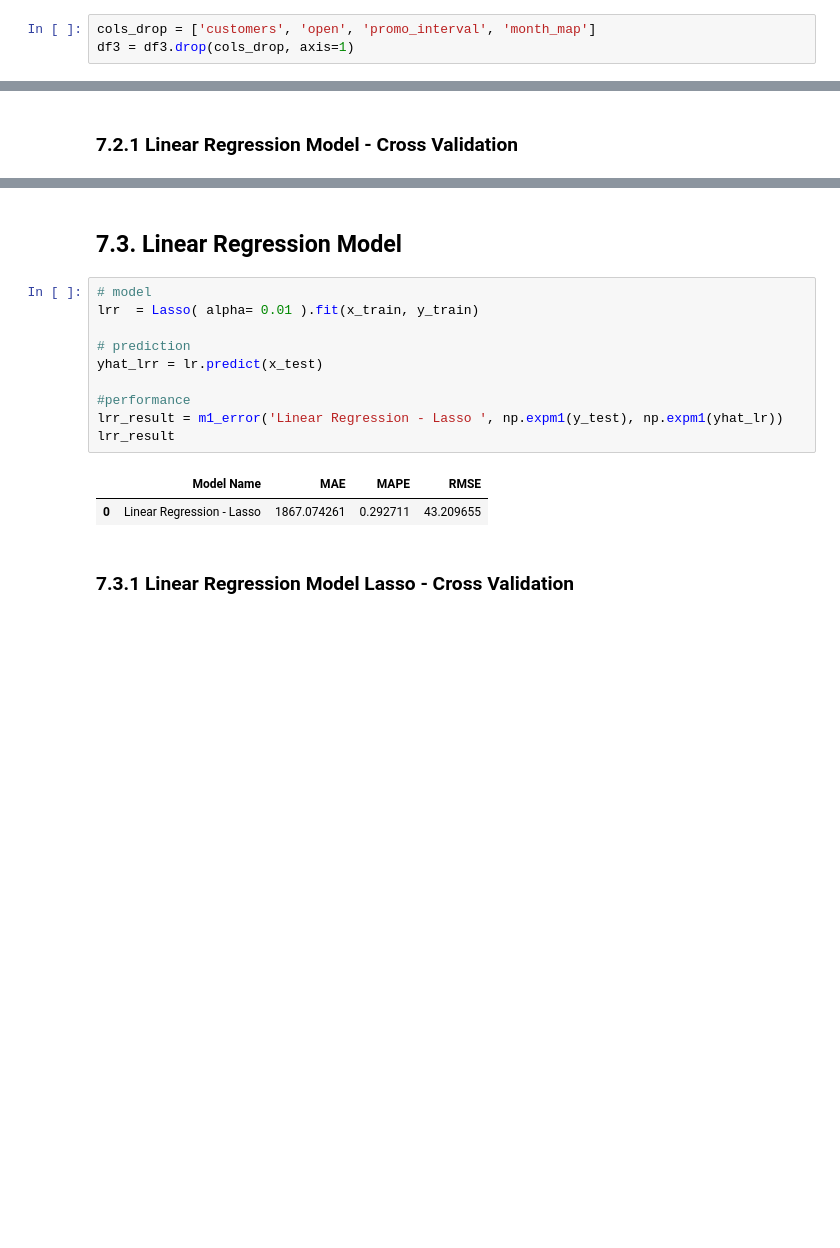
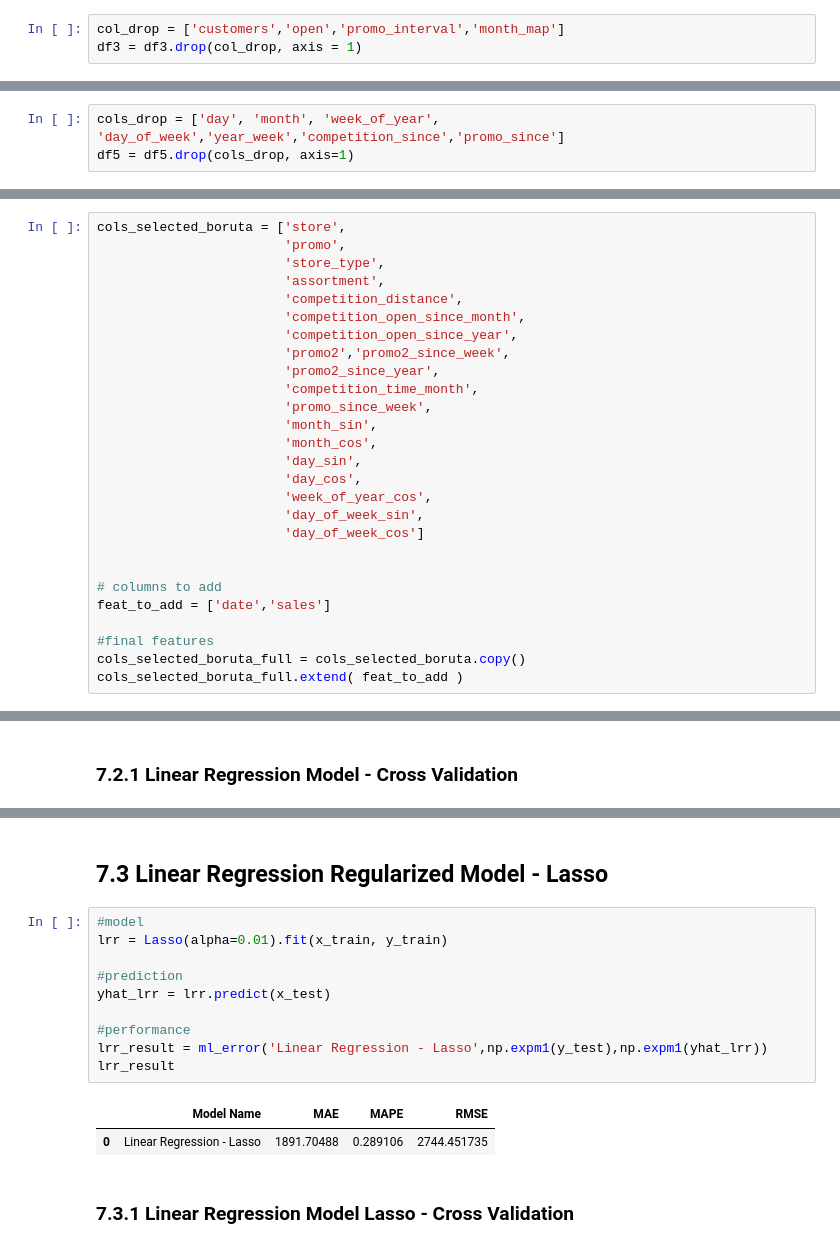
Before and after one commit to leoserpa/Rossmann_Stores, a Jupyter notebook: m06_v01_store_sales_prediction.ipynb, the cells around one changed output, grey strips where cells are left out. Drawn from its saved outputs; the diff is of its cells as text; blank space fills up the shorter version.

```diff
--- a/m06_v01_store_sales_prediction.ipynb
+++ b/m06_v01_store_sales_prediction.ipynb
@@ -562,6 +614,6 @@ df3 = df3[(df3['open'] != 0 ) & (df3['sales'] > 0)]
 # %%
-cols_drop = ['customers', 'open', 'promo_interval', 'month_map']
-df3 = df3.drop(cols_drop, axis=1)
+col_drop = ['customers','open','promo_interval','month_map']
+df3 = df3.drop(col_drop, axis = 1)
 # %%
 df3.columns
 # %% [output]
@@ -1126,0 +1116,3 @@ cols_selected_boruta_full.extend( feat_to_add )
+# %%
+cols_drop = ['day', 'month', 'week_of_year', 'day_of_week','year_week','competition_since','promo_since']
+df5 = df5.drop(cols_drop, axis=1)
@@ -1126,0 +1179,27 @@ cols_selected_boruta_full.extend( feat_to_add )
+# %%
+cols_selected_boruta = ['store',
+                        'promo',
+                        'store_type',
+                        'assortment',
+                        'competition_distance',
+                        'competition_open_since_month',
+                        'competition_open_since_year',
+                        'promo2','promo2_since_week',
+                        'promo2_since_year',
+                        'competition_time_month',
+                        'promo_since_week',
+                        'month_sin',
+                        'month_cos',
+                        'day_sin',
+                        'day_cos',
+                        'week_of_year_cos',
+                        'day_of_week_sin',
+                        'day_of_week_cos']
+
+
+# columns to add
+feat_to_add = ['date','sales']
+
+#final features
+cols_selected_boruta_full = cols_selected_boruta.copy()
+cols_selected_boruta_full.extend( feat_to_add )
@@ -1169,18 +1258,18 @@ lr_result_cv
 # %% [markdown]
-## 7.3. Linear Regression Model
+## 7.3 Linear Regression Regularized Model - Lasso
 # %%
-# model
-lrr  = Lasso( alpha= 0.01 ).fit(x_train, y_train)
+#model
+lrr = Lasso(alpha=0.01).fit(x_train, y_train)
 
-# prediction
-yhat_lrr = lr.predict(x_test)
+#prediction
+yhat_lrr = lrr.predict(x_test)
 
 #performance
-lrr_result = m1_error('Linear Regression - Lasso ', np.expm1(y_test), np.expm1(yhat_lr))
+lrr_result = ml_error('Linear Regression - Lasso',np.expm1(y_test),np.expm1(yhat_lrr))
 lrr_result
 # %% [output]
 |  | Model Name | MAE | MAPE | RMSE |
-| 0 | Linear Regression - Lasso | 1867.074261 | 0.292711 | 43.209655 |
+| 0 | Linear Regression - Lasso | 1891.70488 | 0.289106 | 2744.451735 |
 # %% [markdown]
 ### 7.3.1 Linear Regression Model Lasso - Cross Validation
 # %%
```
Also changed, not shown: parts of 235 cells of this notebook.
